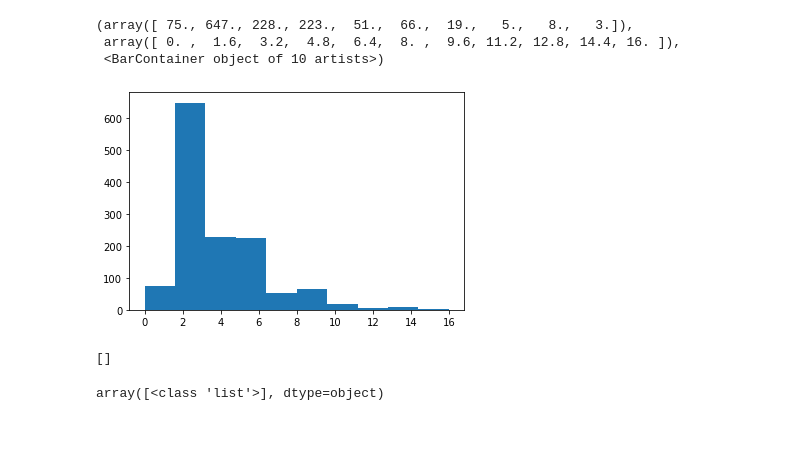
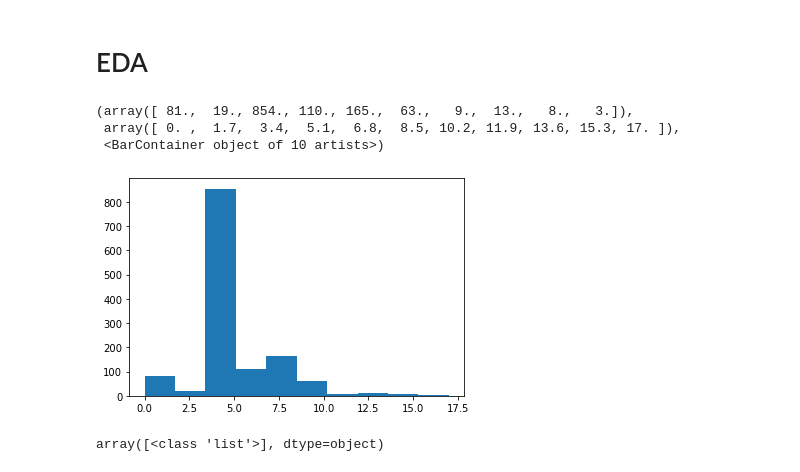
Before and after one commit to andrepology/stream-building-ux, a Jupyter notebook: conversions.ipynb, the cells around one changed output. Saved outputs shown, nothing was run; the diff lists cells and outputs as text; code cells hidden in the pictures; blank space fills up the shorter version.

```diff
--- a/conversions.ipynb
+++ b/conversions.ipynb
@@ -36,0 +66,6 @@ Name: entities, Length: 1325, dtype: object
+# %%
+# Deal with NaNs
+df.entities = df.entities.fillna('[]')
+df.context_annotations = df.context_annotations.fillna('[]')
+
+df.entities.isna().sum(), df.context_annotations.isna().sum()
@@ -36,0 +74,29 @@ Name: entities, Length: 1325, dtype: object
+# %%
+# coerce types
+df['media'] = df['attachments.media'].fillna('[]').apply(literal_eval).apply(lambda x: [{'type': i['type']} for i in x if type(i) == dict and "type" in i.keys()])
+df['entities.annotations'] = df['entities.annotations'].fillna('[]').apply(literal_eval).apply(lambda x: [{"type": i['type'], "text": i['normalized_text']} for i in x])
+df['context.annotations'] = df["context_annotations"].fillna('[]').apply(literal_eval).apply(lambda x: [{"domain": i['domain']['name'], "entity": i['entity']['name']} for i in x])
+# %%
+# mark standalone, reply, rt
+df['rt'] = df["referenced_tweets.retweeted.id"].isna().apply(lambda x: not x)
+df['reply'] = df["referenced_tweets.replied_to.id"].isna().apply(lambda x: not x)
+df['quote'] = df["referenced_tweets.quoted.id"].isna().apply(lambda x: not x)
+df['standalone'] = df[["referenced_tweets.replied_to.id",	"referenced_tweets.retweeted.id", "referenced_tweets.quoted.id"]].isna().sum(axis=1).apply(lambda x: True if x == 3 else False)
+
+# rename cols
+df = df.rename(columns={'author.name': 'name', 'author.username': 'username', 'author.description': 'description'})
+
+# find metrics
+names = [col for col in df.columns if col.startswith('public_metrics')]
+# remove
+new_names = [col.split('.')[1] for col in names]
+df = df.rename(columns=dict(zip(names, new_names)))
+# %%
+# Convert to desired schema
+
+df['id'] = df['id'].astype(str)
+df['author'] = df[['name', 'username', 'description']].to_dict(orient='records')
+df['html'] = df['text'].astype(str)
+df['public_metrics'] = df[new_names].to_dict(orient='records')
+
+df = df[['id', 'author', 'html', 'author.profile_image_url', 'created_at', 'public_metrics', 'standalone', 'cluster_id', 'rt', 'reply', 'quote', 'geo.country', 'entities', 'context_annotations', 'media']]
@@ -37,22 +321,16 @@ Name: entities, Length: 1325, dtype: object
+# %% [markdown]
+# EDA
 # %%
 # flatten list
 import matplotlib.pyplot as plt
 import random
 
-
-
-plt.hist(df.entities.apply(len).apply(lambda x: x + 3  if random.random() > 0.1 else x))
+plt.hist(df.entities.apply(len).apply(lambda x: x + 4  if random.random() > 0.1 else x))
 # %% [output]
-(array([ 75., 647., 228., 223.,  51.,  66.,  19.,   5.,   8.,   3.]),
- array([ 0. ,  1.6,  3.2,  4.8,  6.4,  8. ,  9.6, 11.2, 12.8, 14.4, 16. ]),
+(array([ 81.,  19., 854., 110., 165.,  63.,   9.,  13.,   8.,   3.]),
+ array([ 0. ,  1.7,  3.4,  5.1,  6.8,  8.5, 10.2, 11.9, 13.6, 15.3, 17. ]),
  <BarContainer object of 10 artists>)
-[figure, old version]
+[figure, new version]
-# %%
-a = {}
-
-a.get('1', [])
-# %% [output]
-[]
 # %%
 df.entities.apply(type).unique()
 # %% [output]
```
Also changed, not shown: parts of 28 cells of this notebook, 51 other files.
